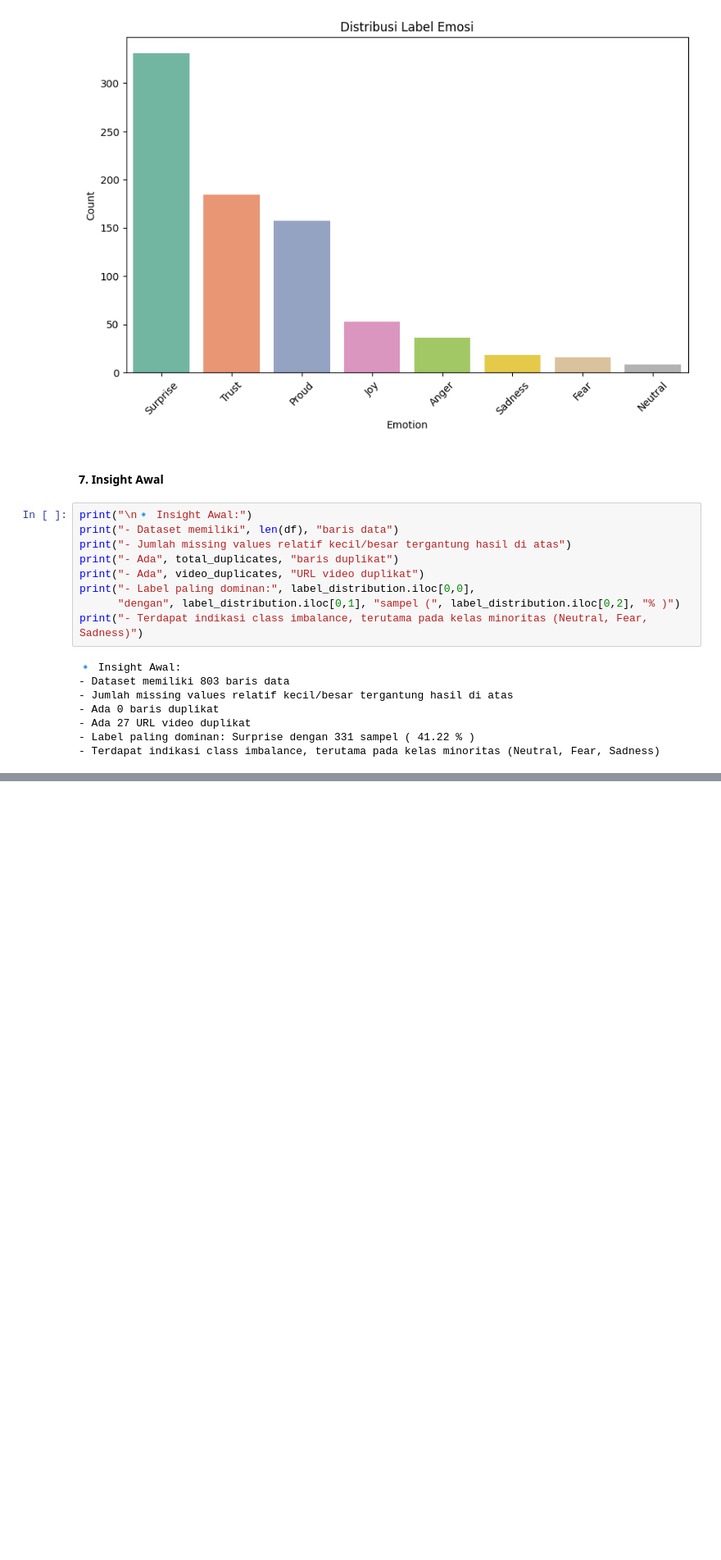
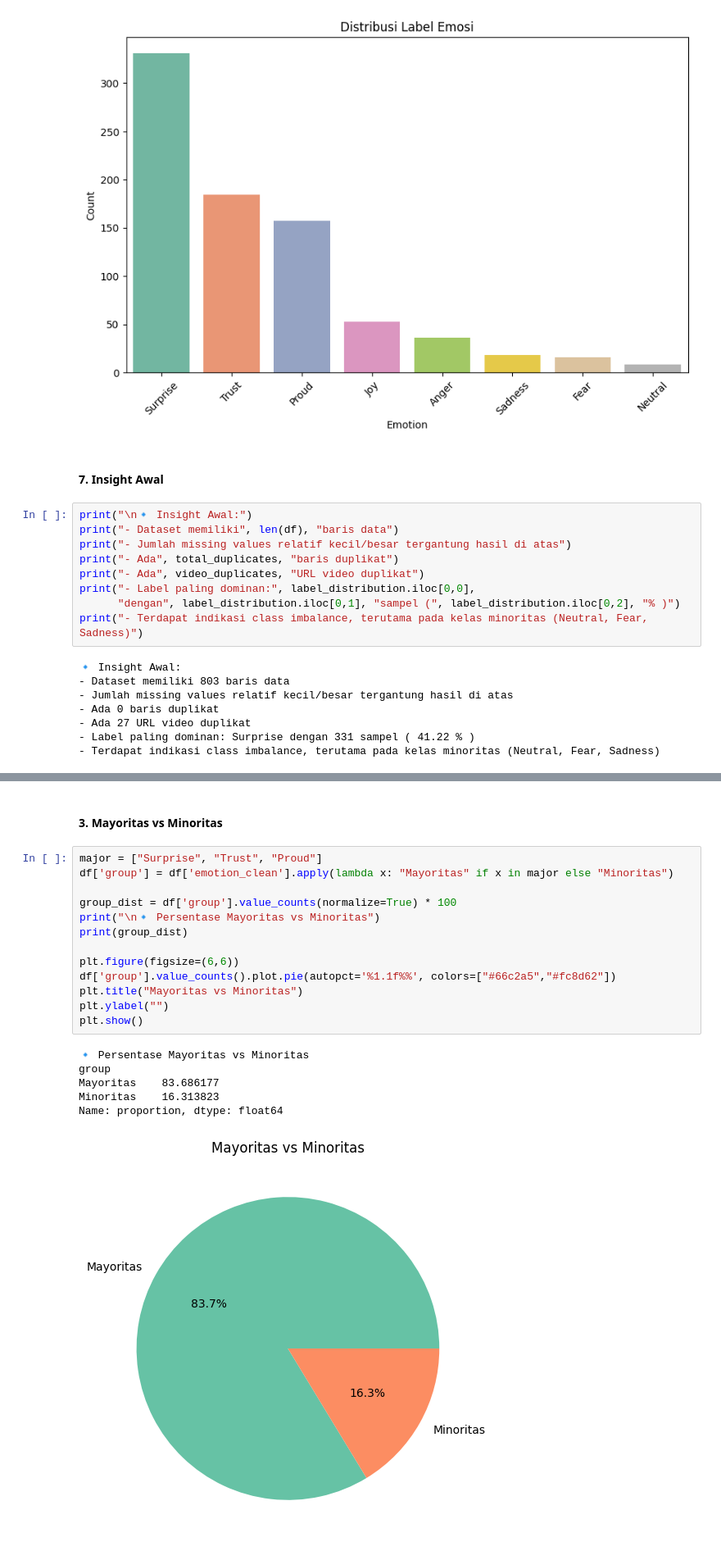
Before and after one commit to maybeitsai/video-emotion-cls, a Jupyter notebook: main.ipynb, the cells around one changed output, grey strips where cells are left out. Shown at 82% size. Cells and saved outputs as stored; diff of their text form; blank space fills up the shorter version.

```diff
--- a/main.ipynb
+++ b/main.ipynb
@@ -204,0 +261,22 @@ print("- Terdapat indikasi class imbalance, terutama pada kelas minoritas (Neutr
+# %% [markdown]
+#### 3. Mayoritas vs Minoritas
+# %%
+major = ["Surprise", "Trust", "Proud"]
+df['group'] = df['emotion_clean'].apply(lambda x: "Mayoritas" if x in major else "Minoritas")
+
+group_dist = df['group'].value_counts(normalize=True) * 100
+print("\n🔹 Persentase Mayoritas vs Minoritas")
+print(group_dist)
+
+plt.figure(figsize=(6,6))
+df['group'].value_counts().plot.pie(autopct='%1.1f%%', colors=["#66c2a5","#fc8d62"])
+plt.title("Mayoritas vs Minoritas")
+plt.ylabel("")
+plt.show()
+# %% [output]
+🔹 Persentase Mayoritas vs Minoritas
+group
+Mayoritas    83.686177
+Minoritas    16.313823
+Name: proportion, dtype: float64
+[figure, added]
```
Also changed, not shown: parts of 6 cells of this notebook.
